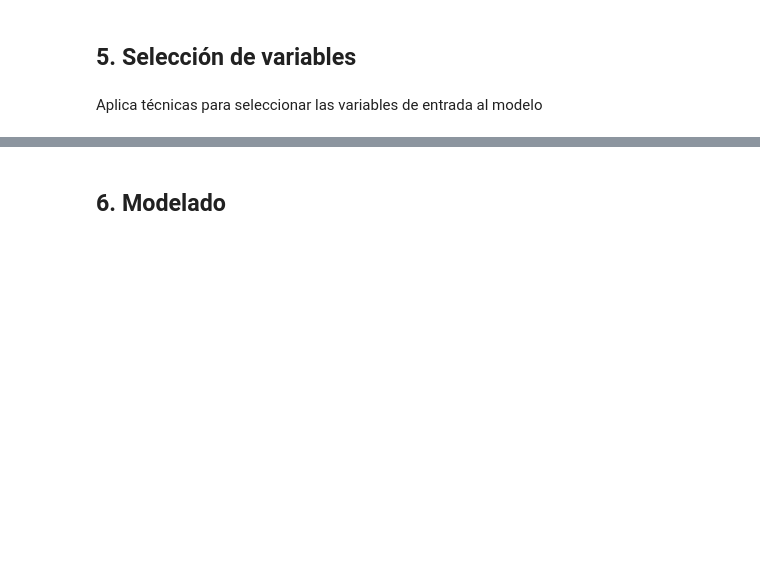
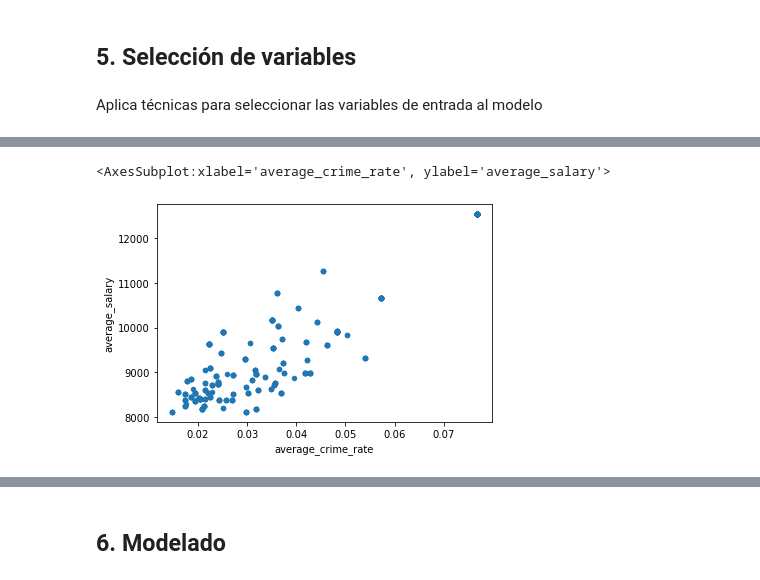
Before and after one commit to rafazamb/DS_PT_ENE21, a Jupyter notebook: 2-Machine_Learning/Casos Prácticos/Detección de impagos.ipynb, the cells around one changed output, grey strips where cells are left out. Drawn from its saved outputs; the diff is of its cells as text; code cells hidden in the pictures; blank space fills up the shorter version.

```diff
--- a/2-Machine_Learning/Casos Prácticos/Detección de impagos.ipynb
+++ b/2-Machine_Learning/Casos Prácticos/Detección de impagos.ipynb
@@ -300,0 +474,5 @@ Aplica técnicas para seleccionar las variables de entrada al modelo
+# %%
+X_train.plot.scatter(x='average_crime_rate',y='average_salary')
+# %% [output]
+<AxesSubplot:xlabel='average_crime_rate', ylabel='average_salary'>
+[figure, added]
```
Also changed, not shown: parts of 17 cells of this notebook.
